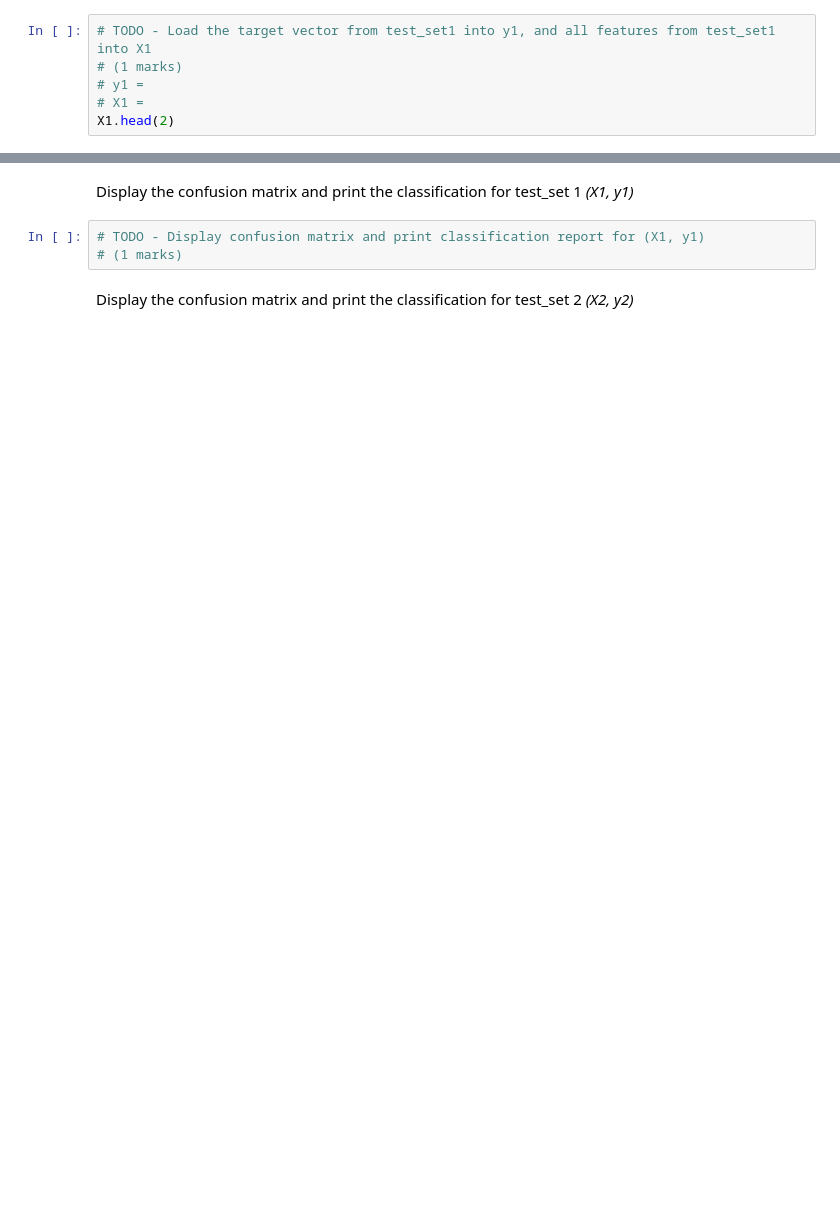
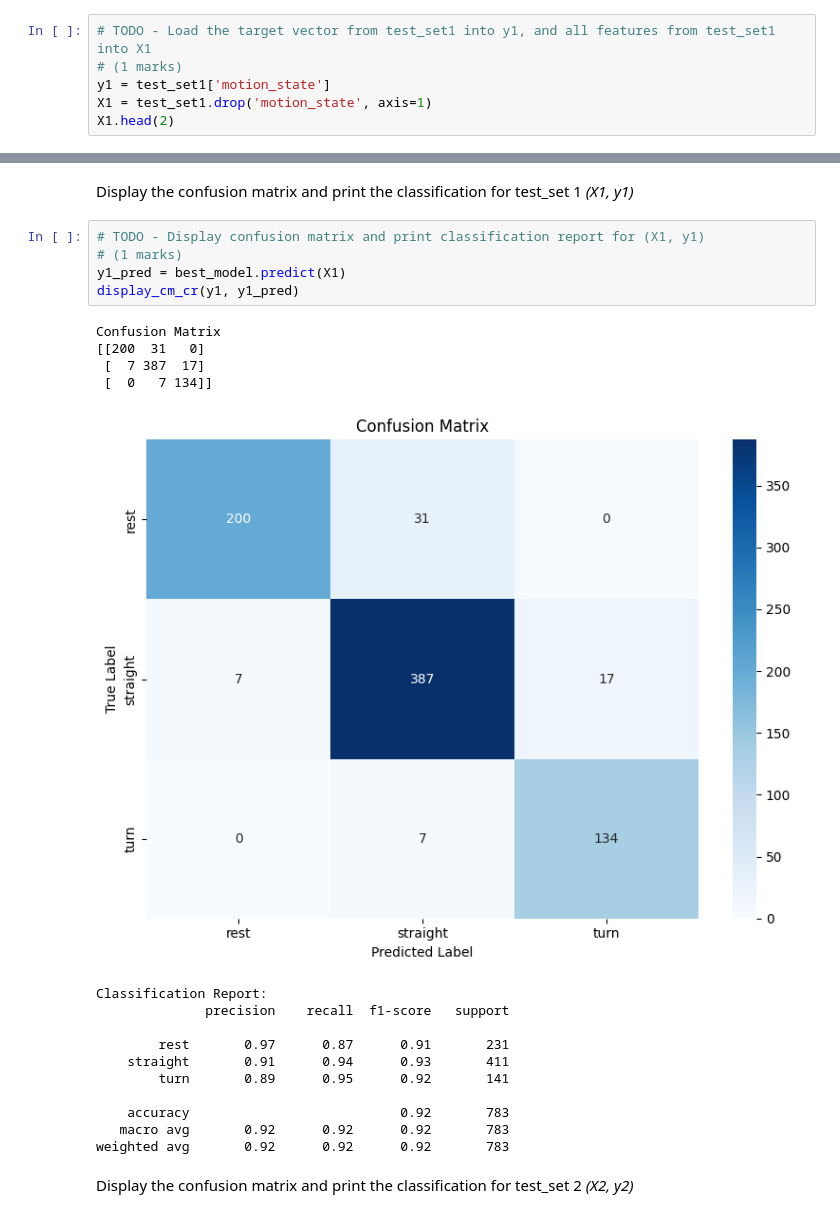
Before and after one commit to quinnledingham/engg680_2024_fall, a Jupyter notebook: Lab_Assignment4/VehicleMotionStateClassification.ipynb, the cells around one changed output, grey strips where cells are left out. Saved outputs shown, nothing was run; the diff lists cells and outputs as text; blank space fills up the shorter version.

```diff
--- a/Lab_Assignment4/VehicleMotionStateClassification.ipynb
+++ b/Lab_Assignment4/VehicleMotionStateClassification.ipynb
@@ -229,7 +280,7 @@ The test_sets must be seperated into features (Xs) and targets (ys).
 # %%
 # TODO - Load the target vector from test_set1 into y1, and all features from test_set1 into X1
 # (1 marks)
-# y1 =
-# X1 =
+y1 = test_set1['motion_state']
+X1 = test_set1.drop('motion_state', axis=1)
 X1.head(2)
 # %% [output]
@@ -256,6 +318,24 @@ Display the confusion matrix and print the classification for test_set 1 *(X1, y
 # %%
 # TODO - Display confusion matrix and print classification report for (X1, y1)
 # (1 marks)
+y1_pred = best_model.predict(X1)
+display_cm_cr(y1, y1_pred)
+# %% [output]
+Confusion Matrix
+[[200  31   0]
+ [  7 387  17]
+ [  0   7 134]]
+[figure, added]
+Classification Report:
+              precision    recall  f1-score   support
+
+        rest       0.97      0.87      0.91       231
+    straight       0.91      0.94      0.93       411
+        turn       0.89      0.95      0.92       141
+
+    accuracy                           0.92       783
+   macro avg       0.92      0.92      0.92       783
+weighted avg       0.92      0.92      0.92       783
 # %% [markdown]
 Display the confusion matrix and print the classification for test_set 2 *(X2, y2)*
 # %%
```
Also changed, not shown: parts of 11 cells of this notebook.
